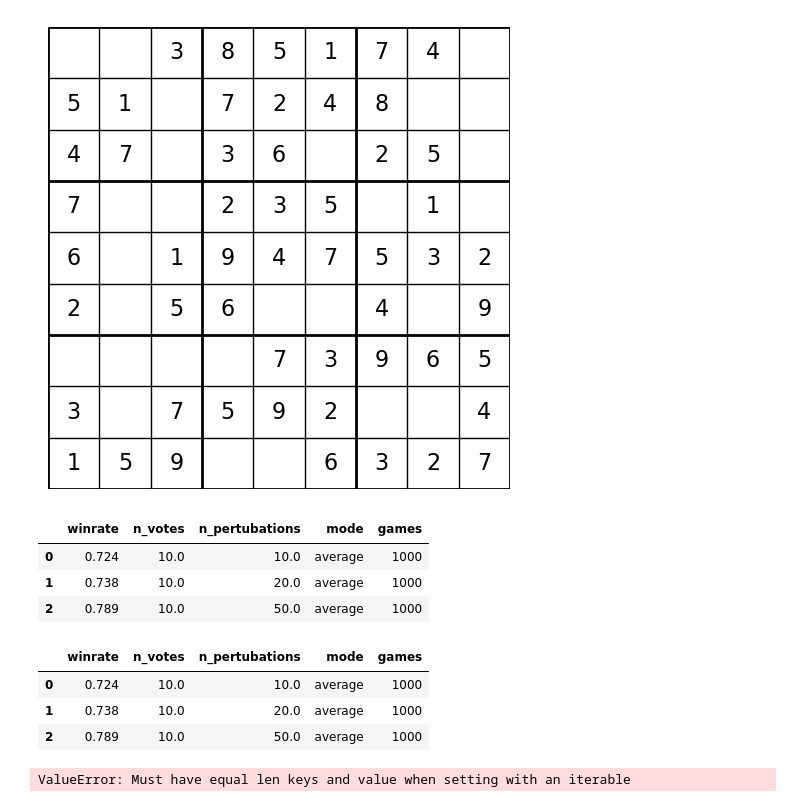
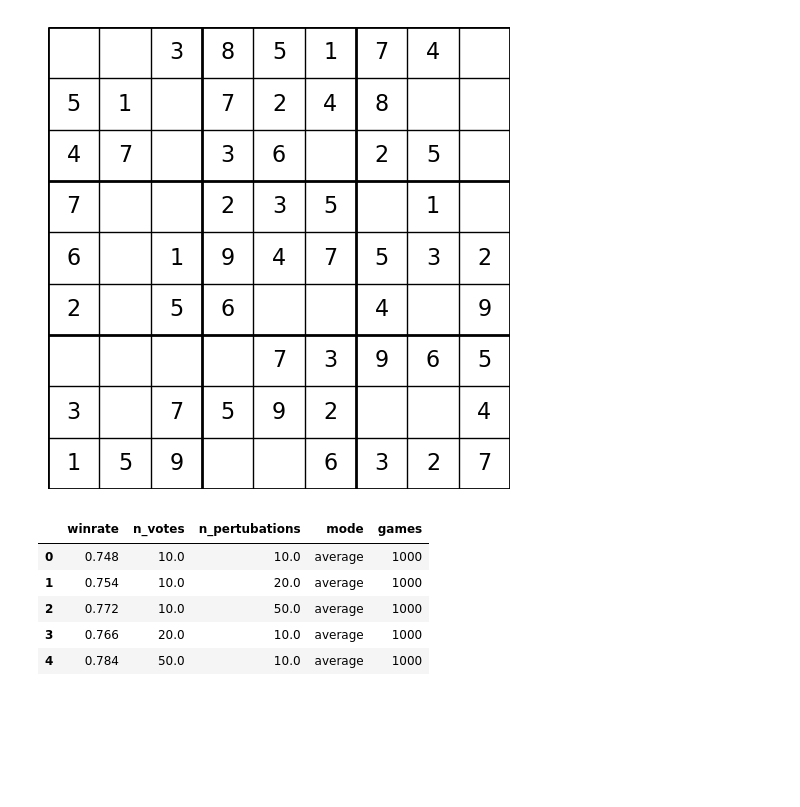
Before and after one commit to MockaWolke/DEEP_SUDOKU, a Jupyter notebook: analysis/reinforcement_learning/eval_models.ipynb, the cells around one changed output. Cells and saved outputs as stored; diff of their text form; code cells hidden in the pictures; blank space fills up the shorter version.

```diff
--- a/analysis/reinforcement_learning/eval_models.ipynb
+++ b/analysis/reinforcement_learning/eval_models.ipynb
@@ -46,49 +46,33 @@ env.render()
 # %%
 N_GAMES = 1000
 
 env = gym.make("Sudoku-x2", )
 obs,_ = env.reset()
 
 mode = "average"
 
-settings = [(10,10), (10,20),(10,50)]
+settings = [(10,10), (10,20),(10,50),(20,10),(50,10)]
 
 df = pd.DataFrame(columns = ["winrate", "n_votes", "n_pertubations"])
 
 for i, (n_votes, n_pertubations) in enumerate(settings):
 
     ensemble_model = EnsembleModel(agent, n_votes,  n_pertubations, n_cpus = 1, mode = mode)
     winrate_over_alot = evaluate_models.calculate_winrate(N_GAMES, env, ensemble_model)
 
     df.loc[i] = [winrate_over_alot, n_votes, n_pertubations]
 
 df["mode"] = mode
 df["games"] = N_GAMES
-# df.to_csv(f"stats/ensemble_{mode}_{N_GAMES}_games.csv")
+df.to_csv(f"stats/ensemble_{mode}_{N_GAMES}_games.csv")
 df
 # %% [output]
 |  | winrate | n_votes | n_pertubations | mode | games |
-| 0 | 0.724 | 10.0 | 10.0 | average | 1000 |
-| 1 | 0.738 | 10.0 | 20.0 | average | 1000 |
-| 2 | 0.789 | 10.0 | 50.0 | average | 1000 |
+| 0 | 0.748 | 10.0 | 10.0 | average | 1000 |
+| 1 | 0.754 | 10.0 | 20.0 | average | 1000 |
+| 2 | 0.772 | 10.0 | 50.0 | average | 1000 |
+| 3 | 0.766 | 20.0 | 10.0 | average | 1000 |
+| 4 | 0.784 | 50.0 | 10.0 | average | 1000 |
-# %%
-df
-# %% [output]
-|  | winrate | n_votes | n_pertubations | mode | games |
-| 0 | 0.724 | 10.0 | 10.0 | average | 1000 |
-| 1 | 0.738 | 10.0 | 20.0 | average | 1000 |
-| 2 | 0.789 | 10.0 | 50.0 | average | 1000 |
-# %%
-settings = [(20,10),(50,10)]
-
-for i, (n_votes, n_pertubations) in enumerate(settings):
-
-    ensemble_model = EnsembleModel(agent, n_votes,  n_pertubations, n_cpus = 1, mode = mode)
-    winrate_over_alot = evaluate_models.calculate_winrate(N_GAMES, env, ensemble_model)
-
-    df.loc[i+3] = [winrate_over_alot, n_votes, n_pertubations]
-# %% [output]
-ValueError: Must have equal len keys and value when setting with an iterable
 # %%
 N_STEPS = 1000
 
```
Also changed, not shown: 4 other files.
